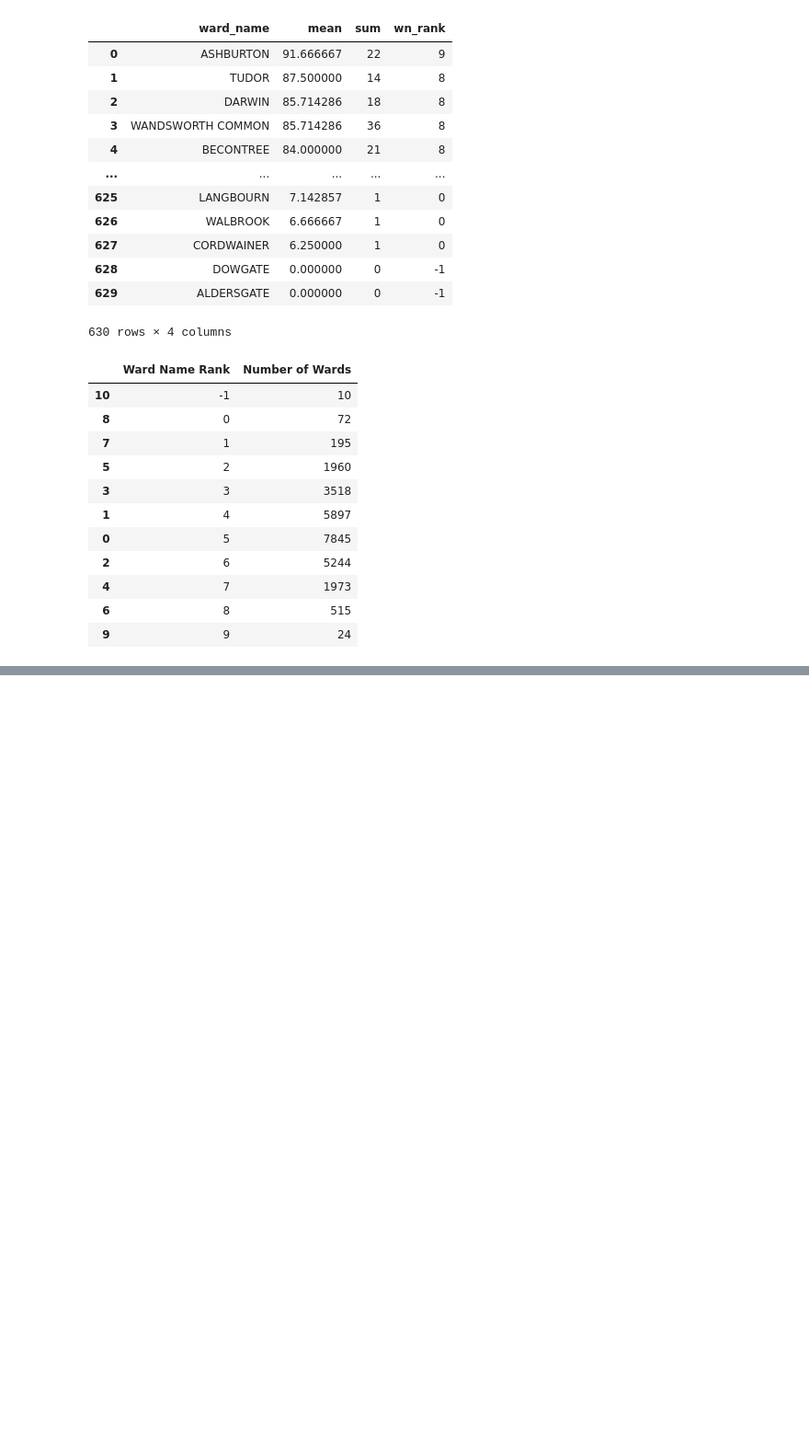
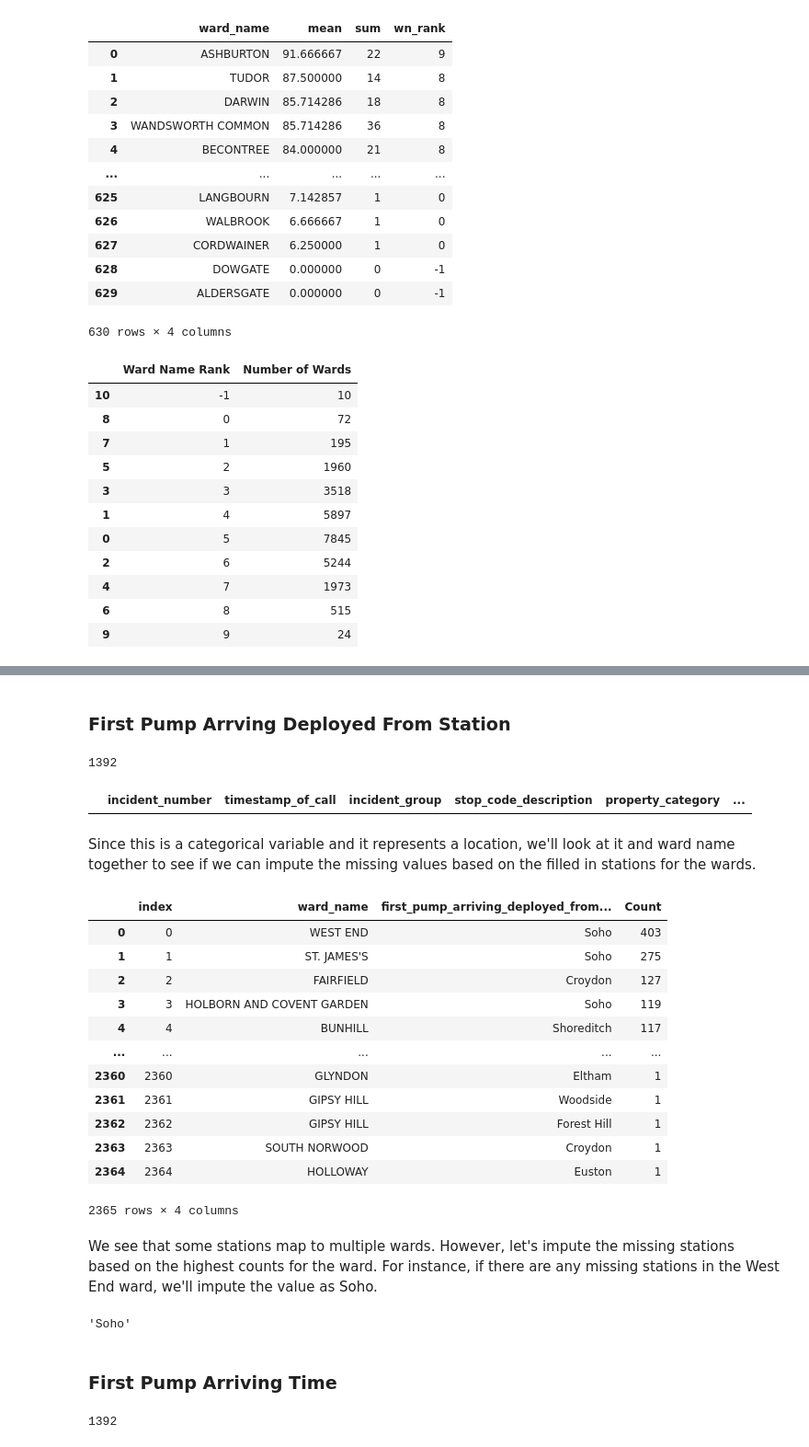
Before and after one commit to AustinYunker/London-Fire-Brigade, a Jupyter notebook: Data Cleaning.ipynb, the cells around one changed output, grey strips where cells are left out. Shown at 92% size. Cells and saved outputs as stored; diff of their text form; code cells hidden in the pictures; blank space fills up the shorter version.

```diff
--- a/Data Cleaning.ipynb
+++ b/Data Cleaning.ipynb
@@ -559,0 +517,32 @@ london_train.head()
+# %% [markdown]
+### First Pump Arrving Deployed From Station
+# %%
+london_train["first_pump_arriving_deployed_from_station"].isnull().sum()
+# %% [output]
+1392
+# %%
+london_train.loc[london_train["first_pump_arriving_deployed_from_station"].isnull()].tail()
+# %% [output]
+|  | incident_number | timestamp_of_call | incident_group | stop_code_description | property_category | ... |
+# %% [markdown]
+Since this is a categorical variable and it represents a location, we'll look at it and ward name together to see if we can impute the missing values based on the filled in stations for the wards.
+# %%
+station_df = pd.DataFrame(london_train[["ward_name", "first_pump_arriving_deployed_from_station"]].value_counts())
+station_df = dep_df.reset_index().rename(columns={0: "Count"})
+station_df
+# %% [output]
+|  | index | ward_name | first_pump_arriving_deployed_from... | Count |
+| 0 | 0 | WEST END | Soho | 403 |
+| 1 | 1 | ST. JAMES'S | Soho | 275 |
+| 2 | 2 | FAIRFIELD | Croydon | 127 |
+| 3 | 3 | HOLBORN AND COVENT GARDEN | Soho | 119 |
+| 4 | 4 | BUNHILL | Shoreditch | 117 |
+| ... | ... | ... | ... | ... |
+| 2360 | 2360 | GLYNDON | Eltham | 1 |
+| 2361 | 2361 | GIPSY HILL | Woodside | 1 |
+| 2362 | 2362 | GIPSY HILL | Forest Hill | 1 |
+| 2363 | 2363 | SOUTH NORWOOD | Croydon | 1 |
+| 2364 | 2364 | HOLLOWAY | Euston | 1 |
+2365 rows × 4 columns
+# %% [markdown]
+We see that some stations map to multiple wards. However, let's impute the missing stations based on the highest counts for the ward. For instance, if there are any missing stations in the West End ward, we'll impute the value as Soho.
@@ -559,0 +615,19 @@ london_train.head()
+# %%
+mask = dep_df["ward_name"].str.contains("HOLBORN AND COVENT GARDEN")
+#type(mask)
+#mask
+temp_df = dep_df.loc[mask]
+#temp_df
+temp_df.reset_index(drop=True, inplace = True)
+temp_df
+max_cnt_ward = temp_df["Count"].argmax()
+station = temp_df.loc[max_cnt_ward, "first_pump_arriving_deployed_from_station"]
+station
+# %% [output]
+'Soho'
+# %% [markdown]
+### First Pump Arriving Time
+# %%
+london_train["first_pump_arriving_attendance_time"].isnull().sum()
+# %% [output]
+1392
```
Also changed, not shown: parts of 14 cells of this notebook.
